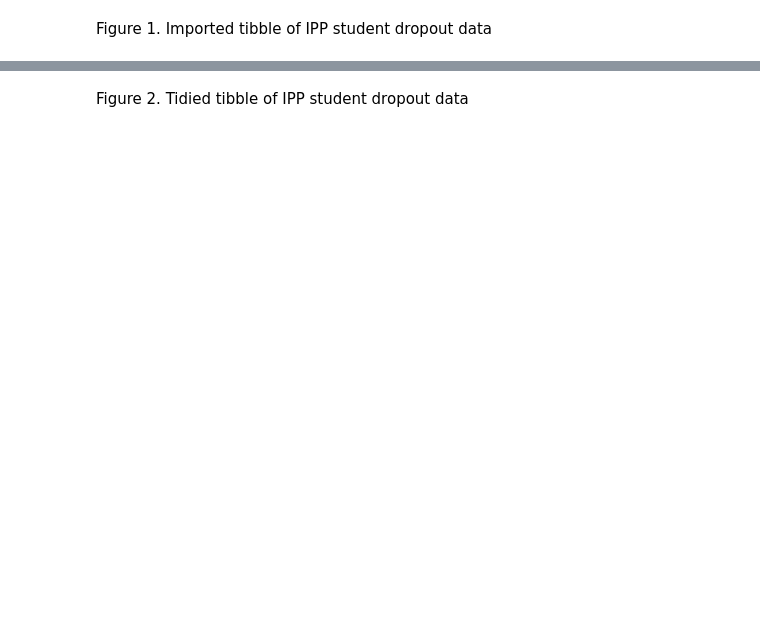
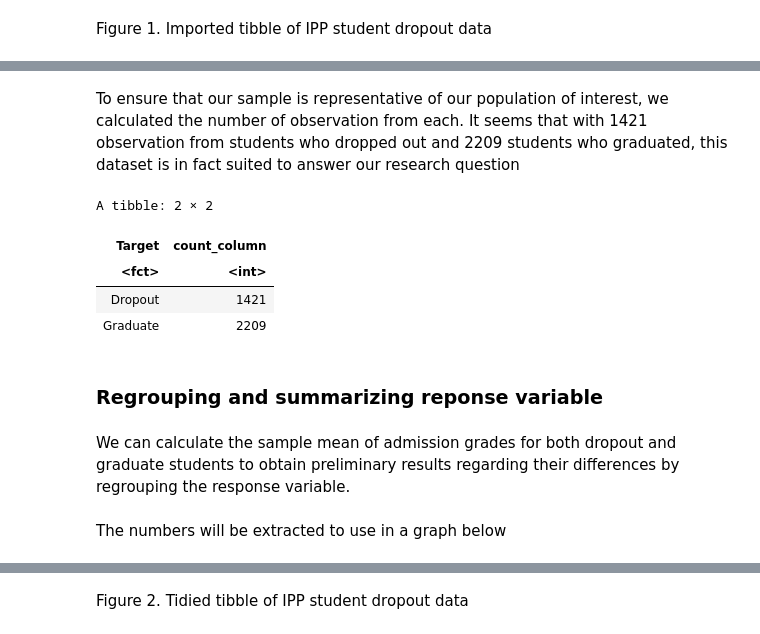
Before and after one commit to yui-ubc/stat-201-2023w1-group-20, a Jupyter notebook: project_proposal.ipynb, the cells around one changed output, grey strips where cells are left out. Saved outputs shown, nothing was run; the diff lists cells and outputs as text; code cells hidden in the pictures; blank space fills up the shorter version.

```diff
--- a/project_proposal.ipynb
+++ b/project_proposal.ipynb
@@ -132,0 +108,17 @@ dropout_distribution2
+# %% [markdown]
+To ensure that our sample is representative of our population of interest, we calculated the number of observation from each. It seems that with 1421 observation from students who dropped out and 2209 students who graduated, this dataset is in fact suited to answer our research question
+# %%
+dropout_count <- dropout_pop %>%
+    group_by(Target) %>%
+    summarize(count_column = n())
+dropout_count
+# %% [output]
+A tibble: 2 × 2
+| Target | count_column |
+| <fct> | <int> |
+| Dropout | 1421 |
+| Graduate | 2209 |
+# %% [markdown]
+### Regrouping and summarizing reponse variable
+# %% [markdown]
+We can calculate the sample mean of admission grades for both dropout and graduate students to obtain preliminary results regarding their differences by regrouping the response variable.
@@ -132,0 +130,2 @@ dropout_distribution2
+# %% [markdown]
+The numbers will be extracted to use in a graph below
```
Also changed, not shown: parts of 25 cells of this notebook.
